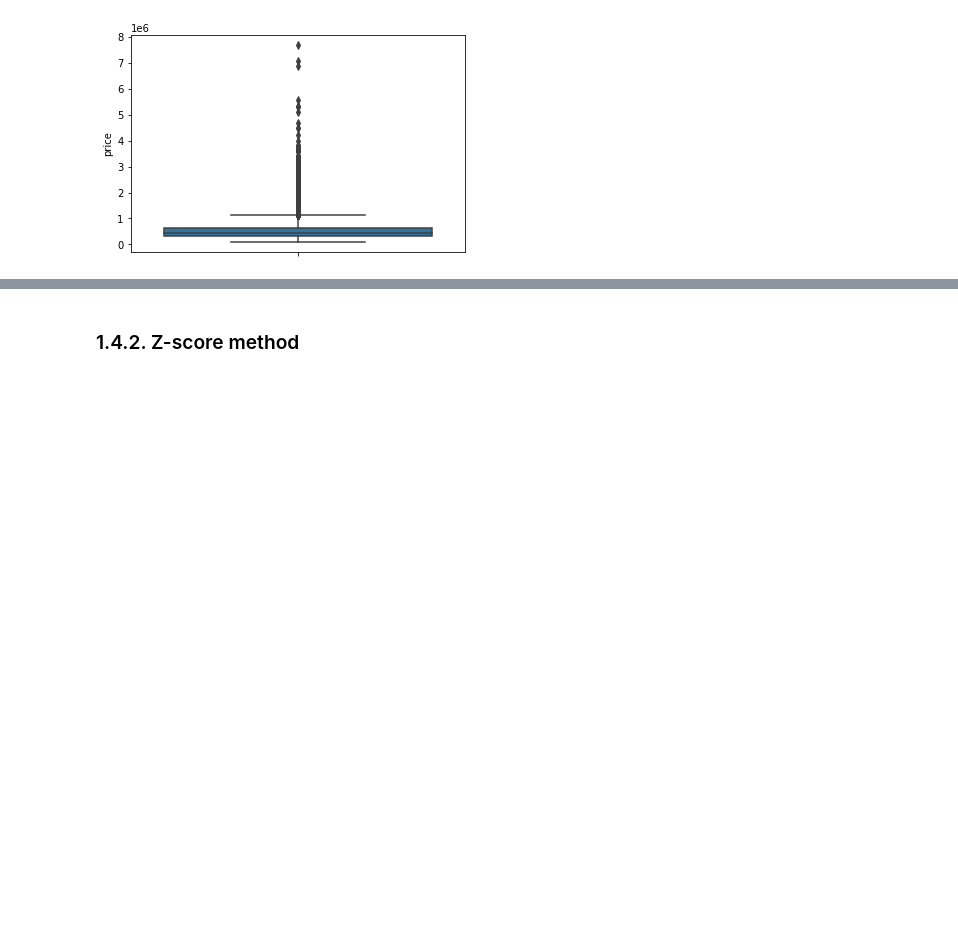
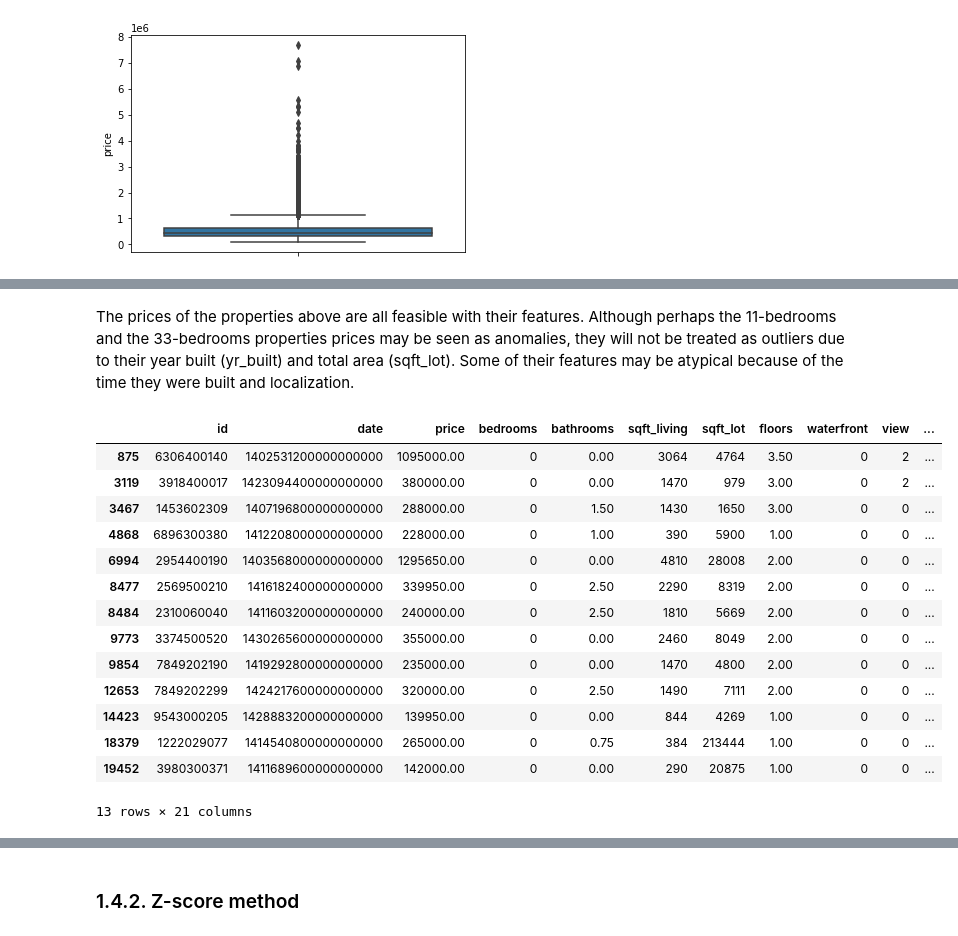
Before and after one commit to lucasquemelli/House_Rocket, a Jupyter notebook: House_Rocket_venv/house_rocket_insight.ipynb, the cells around one changed output, grey strips where cells are left out. Cells and saved outputs as stored; diff of their text form; code cells hidden in the pictures; blank space fills up the shorter version.

```diff
--- a/House_Rocket_venv/house_rocket_insight.ipynb
+++ b/House_Rocket_venv/house_rocket_insight.ipynb
@@ -250,0 +249,21 @@ The prices of the properties above are all feasible with their features. Althoug
+# %% [markdown]
+The prices of the properties above are all feasible with their features. Although perhaps the 11-bedrooms and the 33-bedrooms properties prices may be seen as anomalies, they will not be treated as outliers due to their year built (yr_built) and total area (sqft_lot). Some of their features may be atypical because of the time they were built and localization.
+# %%
+#Properties with no bedrooms
+data[data['bedrooms'] == 0]
+# %% [output]
+|  | id | date | price | bedrooms | bathrooms | sqft_living | sqft_lot | floors | waterfront | view | ... |
+| 875 | 6306400140 | 1402531200000000000 | 1095000.00 | 0 | 0.00 | 3064 | 4764 | 3.50 | 0 | 2 | ... |
+| 3119 | 3918400017 | 1423094400000000000 | 380000.00 | 0 | 0.00 | 1470 | 979 | 3.00 | 0 | 2 | ... |
+| 3467 | 1453602309 | 1407196800000000000 | 288000.00 | 0 | 1.50 | 1430 | 1650 | 3.00 | 0 | 0 | ... |
+| 4868 | 6896300380 | 1412208000000000000 | 228000.00 | 0 | 1.00 | 390 | 5900 | 1.00 | 0 | 0 | ... |
+| 6994 | 2954400190 | 1403568000000000000 | 1295650.00 | 0 | 0.00 | 4810 | 28008 | 2.00 | 0 | 0 | ... |
+| 8477 | 2569500210 | 1416182400000000000 | 339950.00 | 0 | 2.50 | 2290 | 8319 | 2.00 | 0 | 0 | ... |
+| 8484 | 2310060040 | 1411603200000000000 | 240000.00 | 0 | 2.50 | 1810 | 5669 | 2.00 | 0 | 0 | ... |
+| 9773 | 3374500520 | 1430265600000000000 | 355000.00 | 0 | 0.00 | 2460 | 8049 | 2.00 | 0 | 0 | ... |
+| 9854 | 7849202190 | 1419292800000000000 | 235000.00 | 0 | 0.00 | 1470 | 4800 | 2.00 | 0 | 0 | ... |
+| 12653 | 7849202299 | 1424217600000000000 | 320000.00 | 0 | 2.50 | 1490 | 7111 | 2.00 | 0 | 0 | ... |
+| 14423 | 9543000205 | 1428883200000000000 | 139950.00 | 0 | 0.00 | 844 | 4269 | 1.00 | 0 | 0 | ... |
+| 18379 | 1222029077 | 1414540800000000000 | 265000.00 | 0 | 0.75 | 384 | 213444 | 1.00 | 0 | 0 | ... |
+| 19452 | 3980300371 | 1411689600000000000 | 142000.00 | 0 | 0.00 | 290 | 20875 | 1.00 | 0 | 0 | ... |
+13 rows × 21 columns
```
Also changed, not shown: parts of 18 cells of this notebook.
